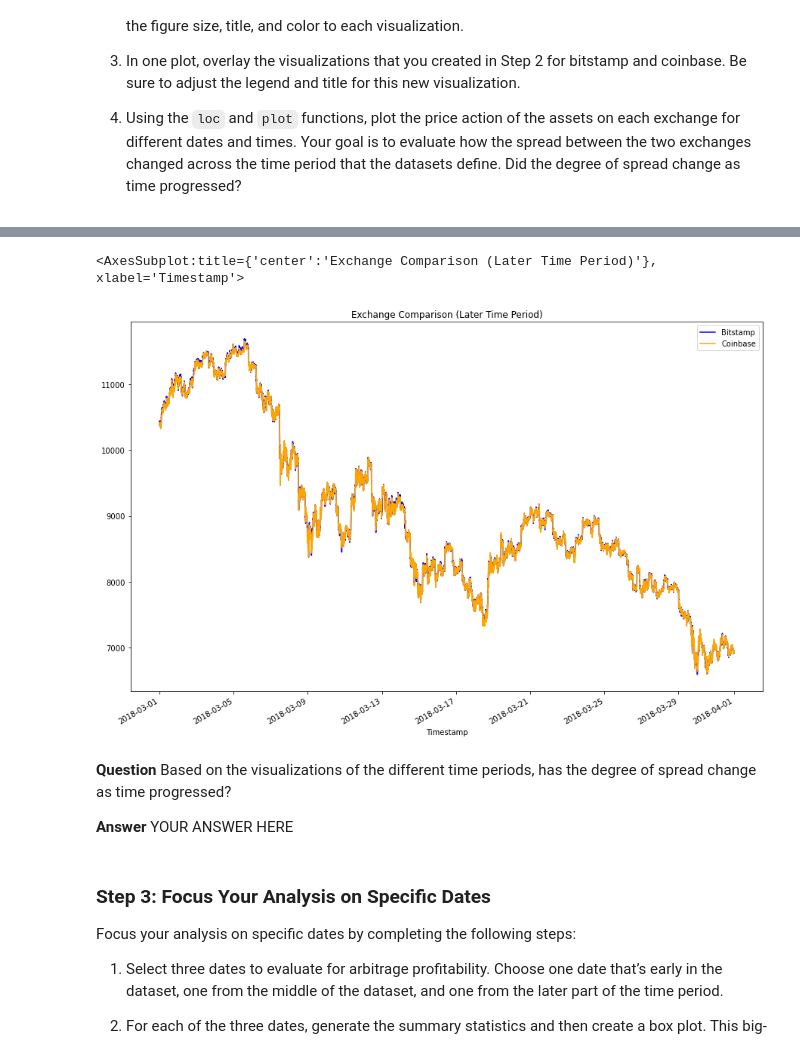
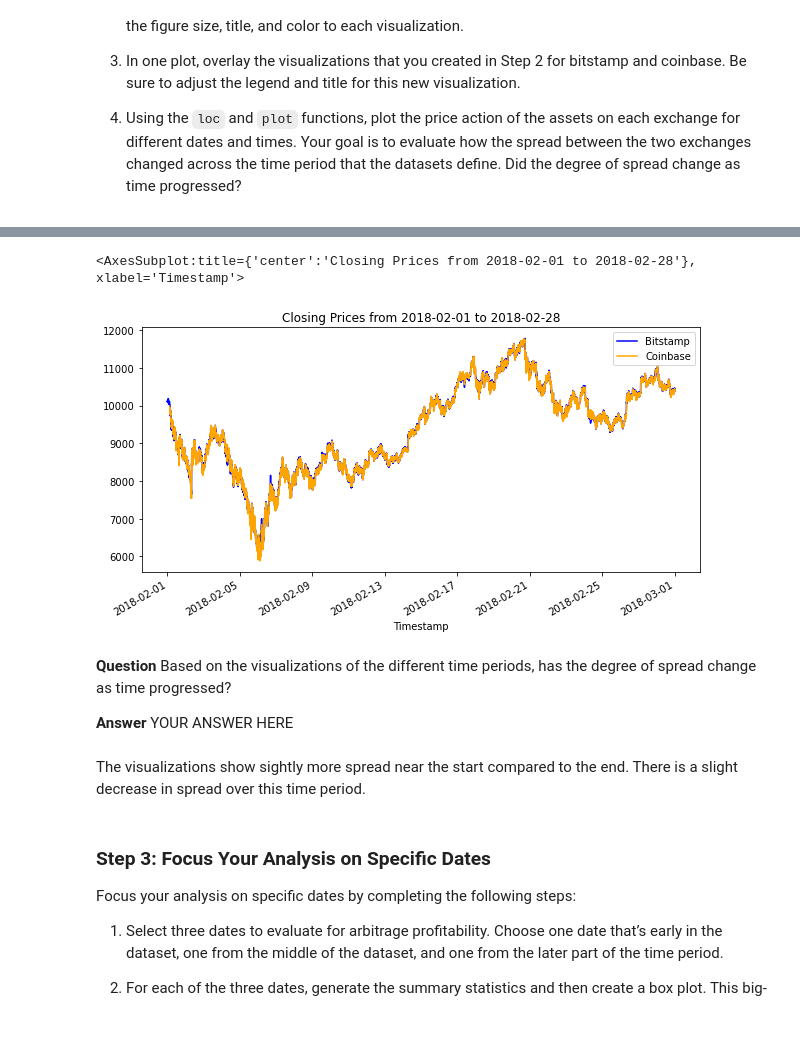
Before and after one commit to dev8125/Crypto-Arbitrage-Opportunities, a Jupyter notebook: Starter_Code/crypto_arbitrage.ipynb, the cells around one changed output, grey strips where cells are left out. Drawn from its saved outputs; the diff is of its cells as text; code cells hidden in the pictures; blank space fills up the shorter version.

```diff
--- a/Starter_Code/crypto_arbitrage.ipynb
+++ b/Starter_Code/crypto_arbitrage.ipynb
@@ -63,9 +62,8 @@ bitstamp.tail()
 # The CSV file is located in the Resources folder.
 # Set the index to the column "Timestamp"
 # Set the parse_dates and infer_datetime_format parameters
-# YOUR CODE HERE
 
-csv_path = Path("Resources/bitstamp.csv")
+csv_path = Path("Resources/coinbase.csv")
 coinbase = pd.read_csv(csv_path,index_col = 'Timestamp', parse_dates= True, infer_datetime_format= True)
 # %%
 # Use the head (and/or tail) function to confirm that the data was imported properly.
@@ -166,8 +180,10 @@ Select the data you want to analyze. Use `loc` or `iloc` to select the following
 * Close
 # %%
 # Use loc or iloc to select `Timestamp (the index)` and `Close` from bitstamp DataFrame
-bitstamp_sliced = # YOUR CODE HERE
+
+bitstamp_sliced = bitstamp.loc[:, 'Close']
 
 # Review the first five rows of the DataFrame
-# YOUR CODE HERE
+
+bitstamp_sliced.head()
 # %% [output]
@@ -181,7 +197,8 @@ bitstamp_sliced = # YOUR CODE HERE
 # %%
 # Use loc or iloc to select `Timestamp (the index)` and `Close` from coinbase DataFrame
-coinbase_sliced = # YOUR CODE HERE
+coinbase_sliced = coinbase.loc[:, 'Close']
 
+coinbase_sliced = coinbase.loc[:, 'Close']
 # Review the first five rows of the DataFrame
-# YOUR CODE HERE
+coinbase_sliced.head()
 # %% [output]
@@ -263,15 +286,22 @@ Sort through the time series data associated with the bitstamp and coinbase Data
 # %%
 # Using the loc and plot functions, create an overlay plot that visualizes
 # the price action of both DataFrames for a one month period later in the dataset
 # Be sure to include the parameters: legend, figure size, title, and color and label
-# YOUR CODE HERE
+start_date = "2018-02-01"
+end_date = "2018-02-28"
+
+title = f'Closing Prices from {start_date} to {end_date}'
+bitstamp_sliced.loc[start_date:end_date].plot(figsize=(10,5), title=title, color='blue', legend=True, label='Bitstamp')
+coinbase_sliced.loc[start_date:end_date].plot(figsize=(10,5), color='orange', legend=True, label='Coinbase')
 # %% [output]
-<AxesSubplot:title={'center':'Exchange Comparison (Later Time Period)'}, xlabel='Timestamp'>
+<AxesSubplot:title={'center':'Closing Prices from 2018-02-01 to 2018-02-28'}, xlabel='Timestamp'>
-[figure, old version]
+[figure, new version]
 # %% [markdown]
 **Question** Based on the visualizations of the different time periods, has the degree of spread change as time progressed?
 
 **Answer** YOUR ANSWER HERE
+# %% [markdown]
+The visualizations show sightly more spread near the start compared to the end. There is a slight decrease in spread over this time period.
 # %% [markdown]
 ### Step 3: Focus Your Analysis on Specific Dates
 
```
Also changed, not shown: parts of 41 cells of this notebook.
